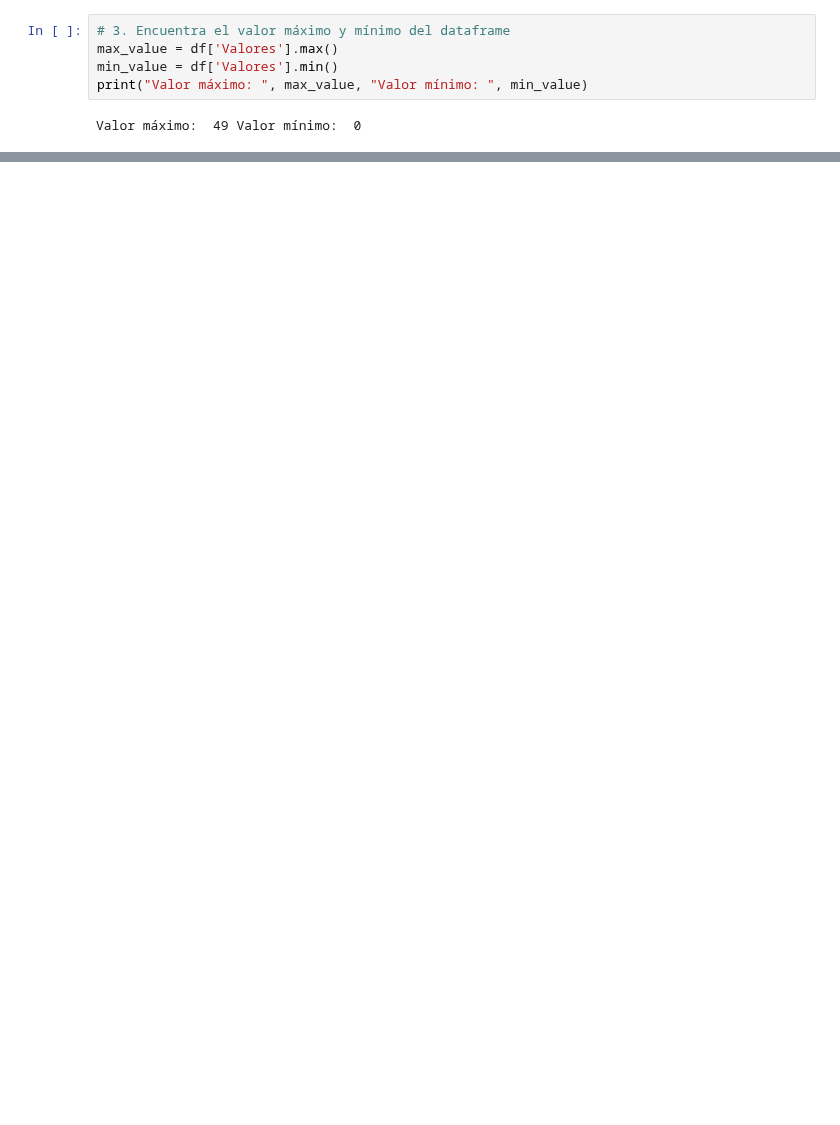
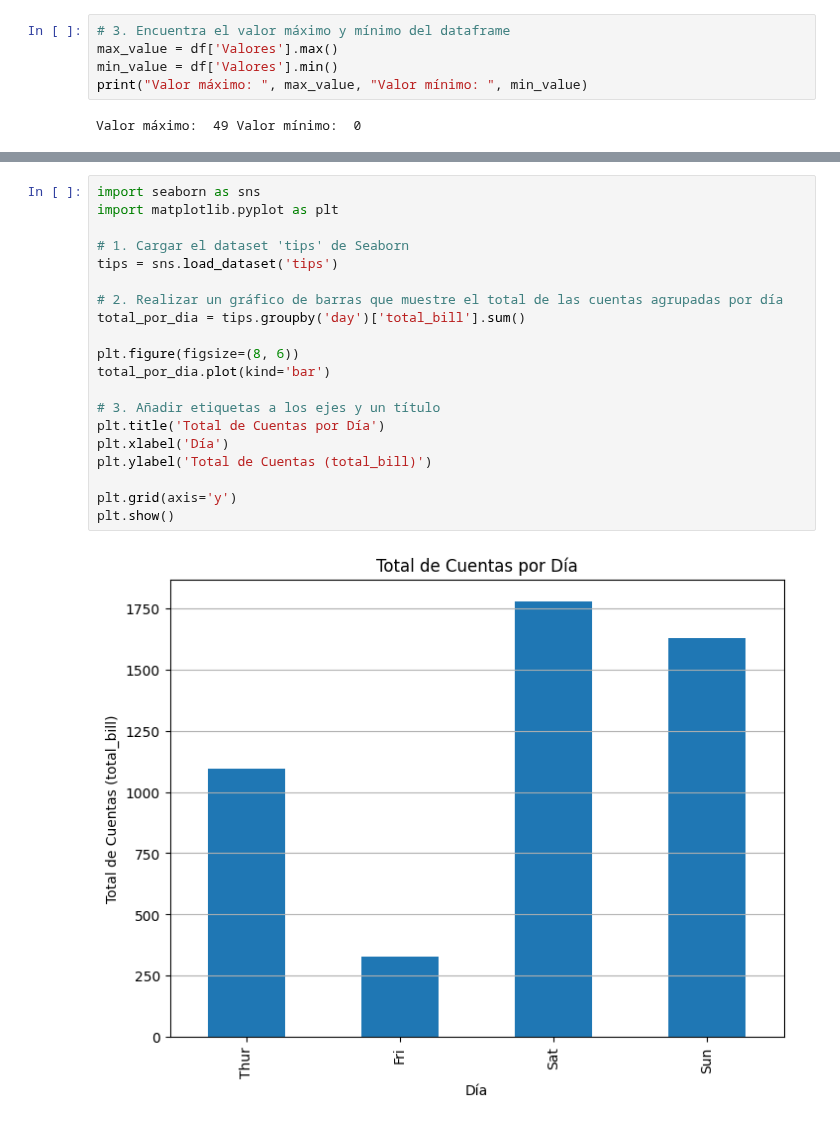
Before and after one commit to AminadabC/MIAAD, a Jupyter notebook: Matematicas/Actividad_estadistica.ipynb, the cells around one changed output, grey strips where cells are left out. Saved outputs shown, nothing was run; the diff lists cells and outputs as text; blank space fills up the shorter version.

```diff
--- a/Matematicas/Actividad_estadistica.ipynb
+++ b/Matematicas/Actividad_estadistica.ipynb
@@ -139,0 +222,22 @@ Valor máximo:  49 Valor mínimo:  0
+# %%
+import seaborn as sns
+import matplotlib.pyplot as plt
+
+# 1. Cargar el dataset 'tips' de Seaborn
+tips = sns.load_dataset('tips')
+
+# 2. Realizar un gráfico de barras que muestre el total de las cuentas agrupadas por día
+total_por_dia = tips.groupby('day')['total_bill'].sum()
+
+plt.figure(figsize=(8, 6))
+total_por_dia.plot(kind='bar')
+
+# 3. Añadir etiquetas a los ejes y un título
+plt.title('Total de Cuentas por Día')
+plt.xlabel('Día')
+plt.ylabel('Total de Cuentas (total_bill)')
+
+plt.grid(axis='y')
+plt.show()
+# %% [output]
+[figure, added]
```
Also changed, not shown: parts of 24 cells of this notebook.
